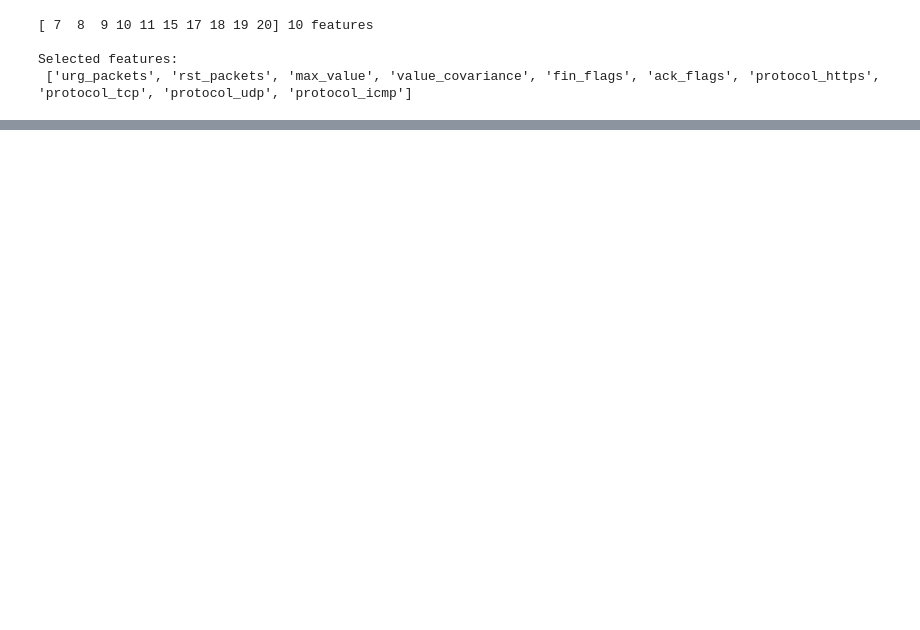
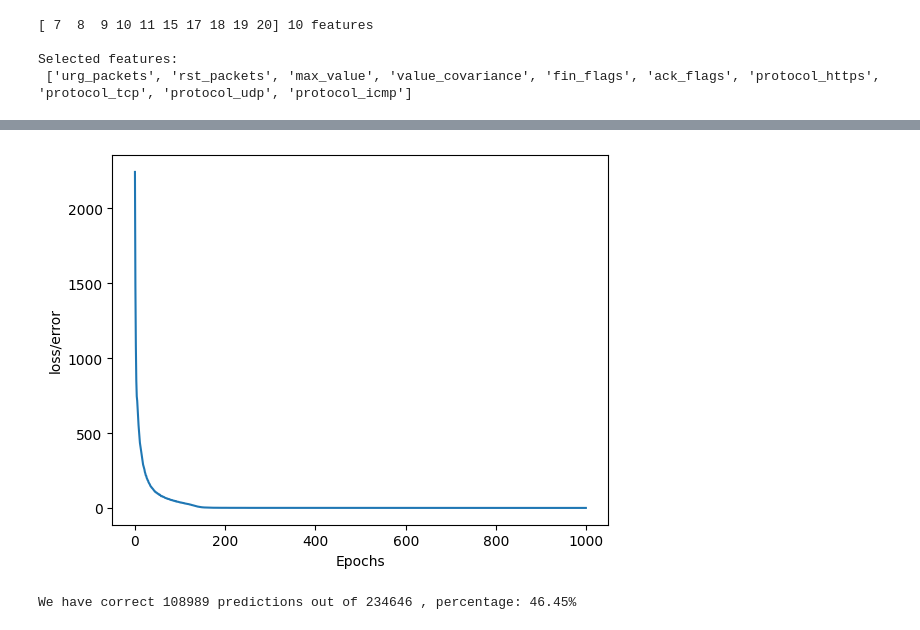
Before and after one commit to DEVOLOPER-1/Pred-Sus-Act, a Jupyter notebook: delivery-notebook.ipynb, the cells around one changed output, grey strips where cells are left out. Cells and saved outputs as stored; diff of their text form; code cells hidden in the pictures; blank space fills up the shorter version.

```diff
--- a/delivery-notebook.ipynb
+++ b/delivery-notebook.ipynb
@@ -287,0 +624,15 @@ benigntraffic       0.76      0.92      0.84      5384
+# %%
+torch.manual_seed(42)
+
+model = Model().to('cuda')
+# %%
+X_train, X_test, y_train, y_test = train_test_split(StandardScaler().fit_tranform(df.select(
+    'flow_time', 'header_size', 'packet_duration', 'overall_rate', 'src_rate', 'fin_packets', 'urg_packets', 'rst_packets', 'max_value', 'value_covariance', 'fin_flags', 'syn_flags', 'rst_flags', 'psh_flags', 'ack_flags', 'protocol_http', 'protocol_https', 'protocol_tcp', 'protocol_udp', 'protocol_icmp'
+).to_numpy()), y_numeric,
+                                                    test_size=0.25, random_state=42)
+
+X_train = torch.FloatTensor(X_train).cuda()
+X_test = torch.FloatTensor(X_test).cuda()
+
+y_train = torch.LongTensor(y_train).cuda()
+y_test  = torch.LongTensor(y_test).cuda()
@@ -287,0 +684,19 @@ benigntraffic       0.76      0.92      0.84      5384
+# %%
+from tqdm import tqdm# Model Training
+epochs =1000 #the number of loops that train data will interact with our network
+losses =[] #https://youtu.be/Xp0LtPBcos0
+for i in tqdm(range(epochs)):
+    y_pred = model.forward(X_train)
+    #
+    #
+    loss = criterion(y_pred , y_train)
+
+    losses.append(loss.detach().cpu().numpy()) ##tensor(1.8217, device='cuda:0', grad_fn=<NllLossBackward0>)
+
+    if(i%100 == 0):
+        print(f"epoch: {i} , loss: {loss}")
+
+    #back_propagation
+    optimizer.zero_grad()
+    loss.backward()
+    optimizer.step()
@@ -287,0 +714,15 @@ benigntraffic       0.76      0.92      0.84      5384
+# %%
+plt.plot(range(epochs) , losses)
+plt.ylabel("loss/error")
+plt.xlabel("Epochs")
+plt.show()
+# %% [output]
+[figure, added]
+# %%
+correct = 0
+with torch.no_grad():
+    y_pred = model.forward(X_test)  # X_test is already (n_samples, n_features)
+    correct = (y_pred.argmax(dim=1) == y_test).sum().item()
+print(f"We have correct {correct} predictions out of {X_test.shape[0]} , percentage: {correct / X_test.shape[0] * 100:.2f}%")
+# %% [output]
+We have correct 108989 predictions out of 234646 , percentage: 46.45%
```
Also changed, not shown: parts of 36 cells of this notebook.
